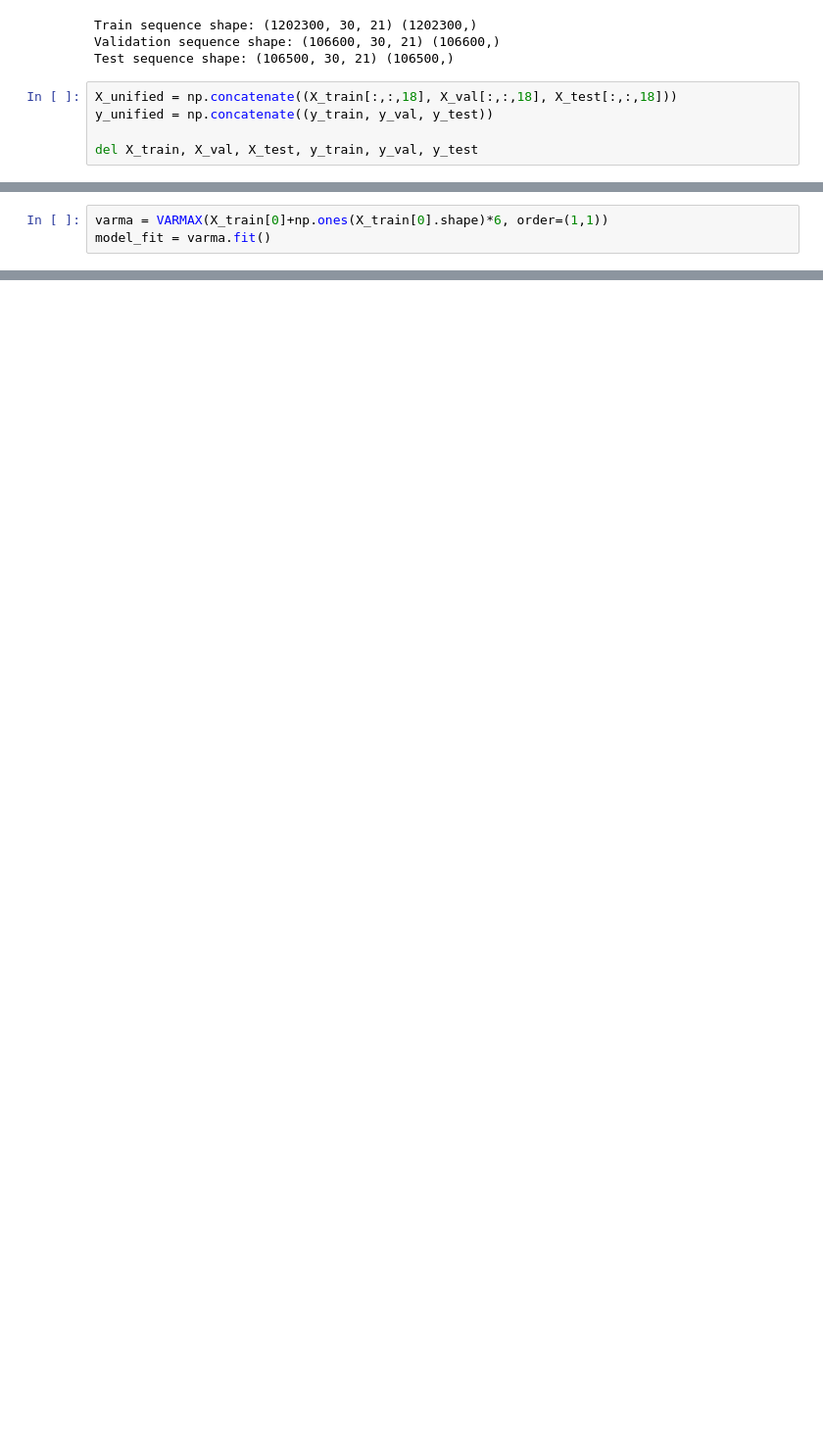
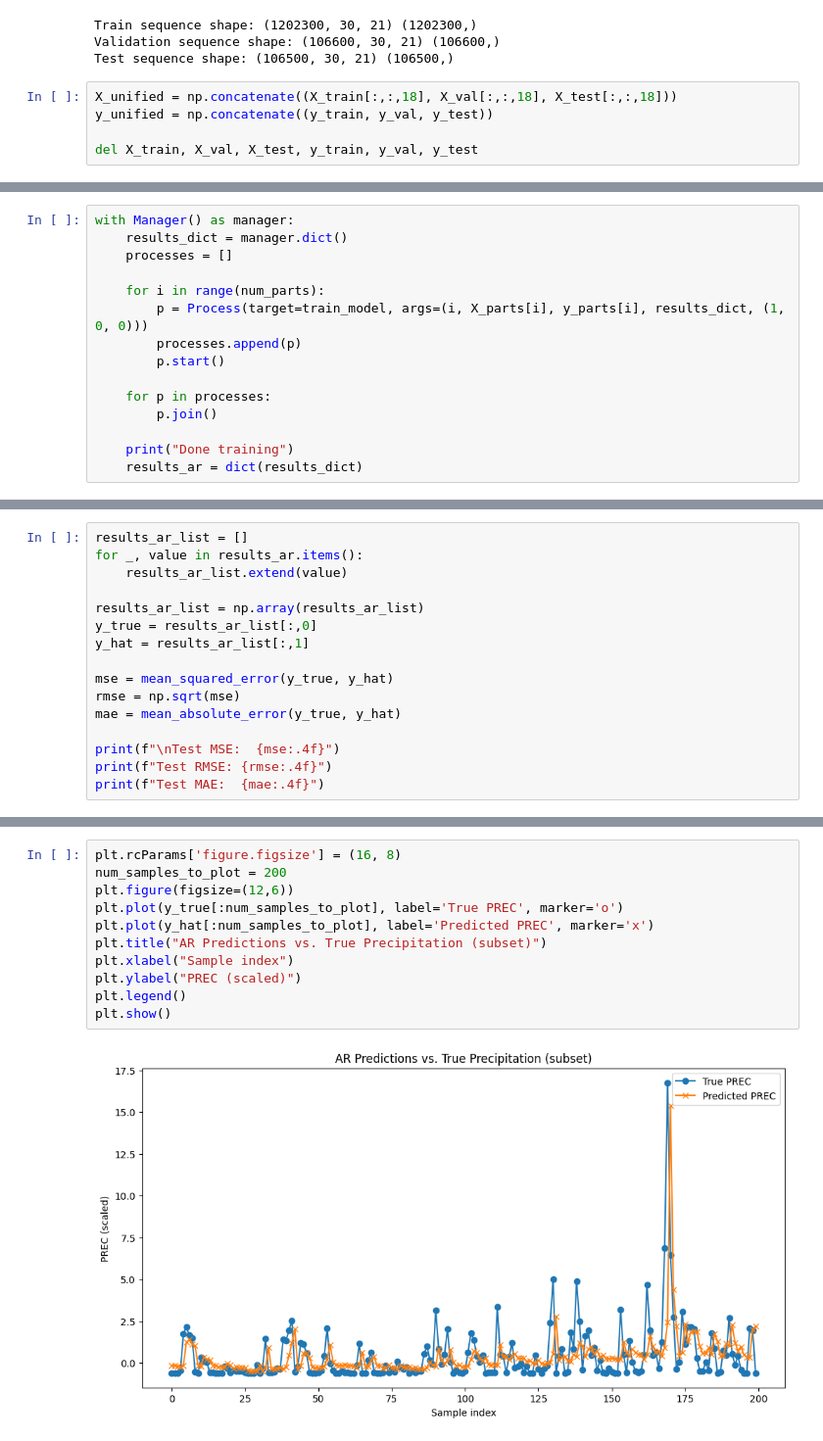
Before and after one commit to JohannesPfennigbauer/AMITECC_Ex2, a Jupyter notebook: src/arima.ipynb, the cells around one changed output, grey strips where cells are left out. Shown at 98% size. Cells and saved outputs as stored; diff of their text form; blank space fills up the shorter version.

```diff
--- a/src/arima.ipynb
+++ b/src/arima.ipynb
@@ -401,3 +91,0 @@ print(X_train[1,-1,18])
-# %%
-varma = VARMAX(X_train[0]+np.ones(X_train[0].shape)*6, order=(1,1))
-model_fit = varma.fit()
@@ -530,0 +128,15 @@ Here, we can see that, as one would expect, the later time steps are much more i
+# %%
+with Manager() as manager:
+    results_dict = manager.dict()
+    processes = []
+
+    for i in range(num_parts):
+        p = Process(target=train_model, args=(i, X_parts[i], y_parts[i], results_dict, (1, 0, 0)))
+        processes.append(p)
+        p.start()
+
+    for p in processes:
+        p.join()
+
+    print("Done training")
+    results_ar = dict(results_dict)
@@ -530,0 +161,16 @@ Here, we can see that, as one would expect, the later time steps are much more i
+# %%
+results_ar_list = []
+for _, value in results_ar.items():
+    results_ar_list.extend(value)
+
+results_ar_list = np.array(results_ar_list)
+y_true = results_ar_list[:,0]
+y_hat = results_ar_list[:,1]
+
+mse = mean_squared_error(y_true, y_hat)
+rmse = np.sqrt(mse)
+mae = mean_absolute_error(y_true, y_hat)
+
+print(f"\nTest MSE:  {mse:.4f}")
+print(f"Test RMSE: {rmse:.4f}")
+print(f"Test MAE:  {mae:.4f}")
@@ -530,0 +181,13 @@ Here, we can see that, as one would expect, the later time steps are much more i
+# %%
+plt.rcParams['figure.figsize'] = (16, 8)
+num_samples_to_plot = 200
+plt.figure(figsize=(12,6))
+plt.plot(y_true[:num_samples_to_plot], label='True PREC', marker='o')
+plt.plot(y_hat[:num_samples_to_plot], label='Predicted PREC', marker='x')
+plt.title("AR Predictions vs. True Precipitation (subset)")
+plt.xlabel("Sample index")
+plt.ylabel("PREC (scaled)")
+plt.legend()
+plt.show()
+# %% [output]
+[figure, added]
```
Also changed, not shown: parts of 43 cells of this notebook.
